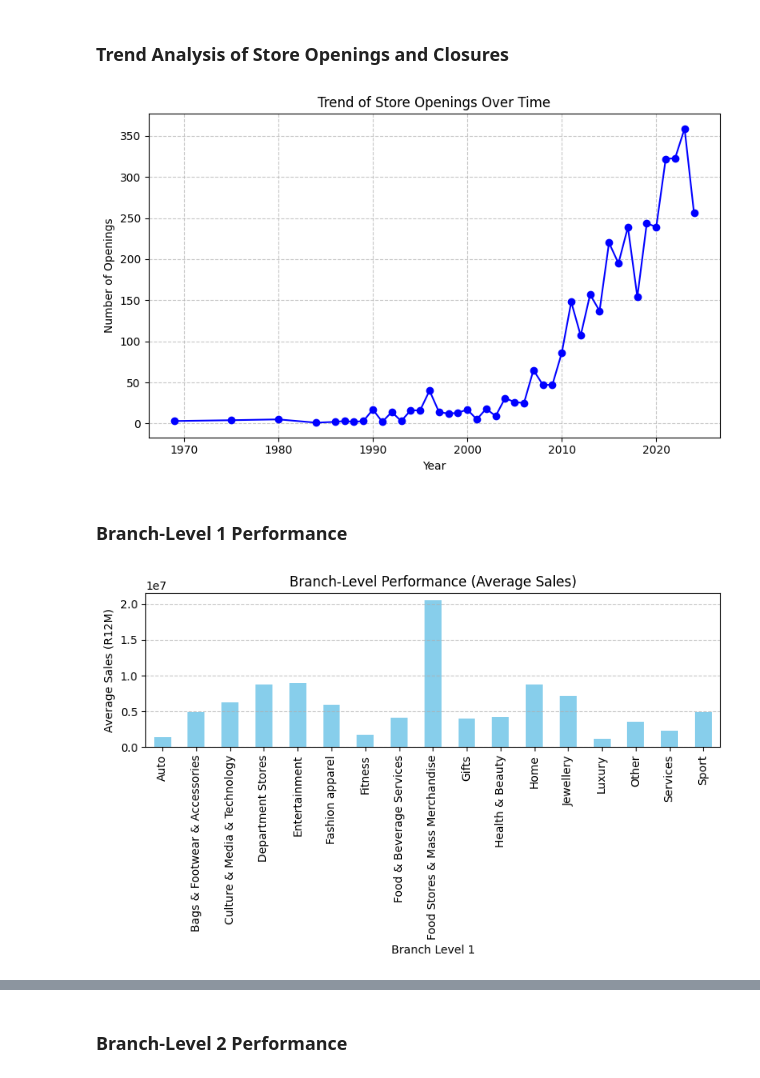
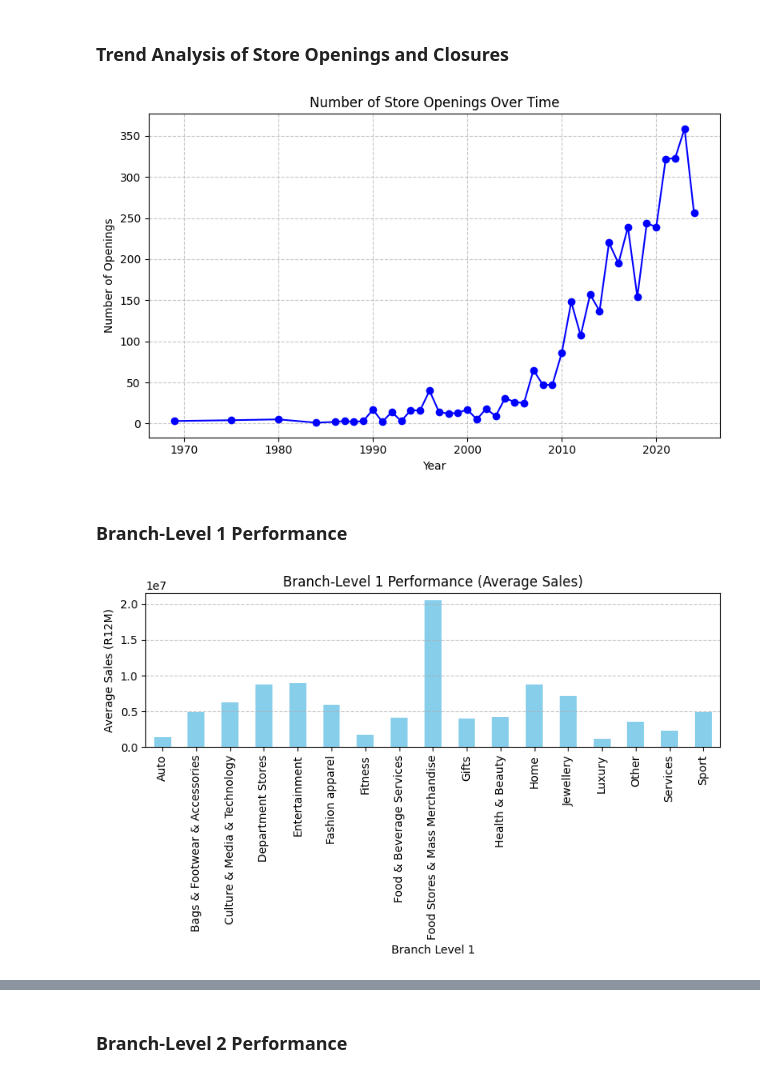
Before and after one commit to tesscln/URW_datachallenge, a Jupyter notebook: notebooks/merge_tess_2nd_dataset.ipynb, the cells around one changed output, grey strips where cells are left out. Cells and saved outputs as stored; diff of their text form; code cells hidden in the pictures.

```diff
--- a/notebooks/merge_tess_2nd_dataset.ipynb
+++ b/notebooks/merge_tess_2nd_dataset.ipynb
@@ -178,17 +176,17 @@ plt.show()
 # %%
 df['store_year_opened'] = pd.to_datetime(df['store_year_opened'], format='%d/%m/%Y')
 df['store_year_closed'] = pd.to_datetime(df['store_year_closed'], format='%d/%m/%Y', errors='coerce')
 yearly_trends = df.groupby(df['store_year_opened'].dt.year).size()
 plt.figure(figsize=(8, 5))
 yearly_trends.plot(kind='line', marker='o', color='blue')
-plt.title('Trend of Store Openings Over Time')
+plt.title('Number of Store Openings Over Time')
 plt.xlabel('Year')
 plt.ylabel('Number of Openings')
 plt.grid(True, linestyle='--', alpha=0.7)
 plt.tight_layout()
 plt.show()
 # %% [output]
-[figure, old version]
+[figure, new version]
 # %% [markdown]
 ### Branch-Level 1 Performance
 # %%
@@ -196,7 +194,7 @@ branch_performance = df.groupby('store_branch_level_1')['store_sales_r12m'].mean
 
 plt.figure(figsize=(8, 5))
 branch_performance.plot(kind='bar', color='skyblue')
-plt.title('Branch-Level Performance (Average Sales)')
+plt.title('Branch-Level 1 Performance (Average Sales)')
 plt.xlabel('Branch Level 1')
 plt.ylabel('Average Sales (R12M)')
 
@@ -207,4 +205,4 @@ plt.grid(axis='y', linestyle='--', alpha=0.7)
 plt.tight_layout()
 plt.show()
 # %% [output]
-[figure, old version]
+[figure, new version]
```
Also changed, not shown: parts of 11 cells of this notebook, 2 other files.
